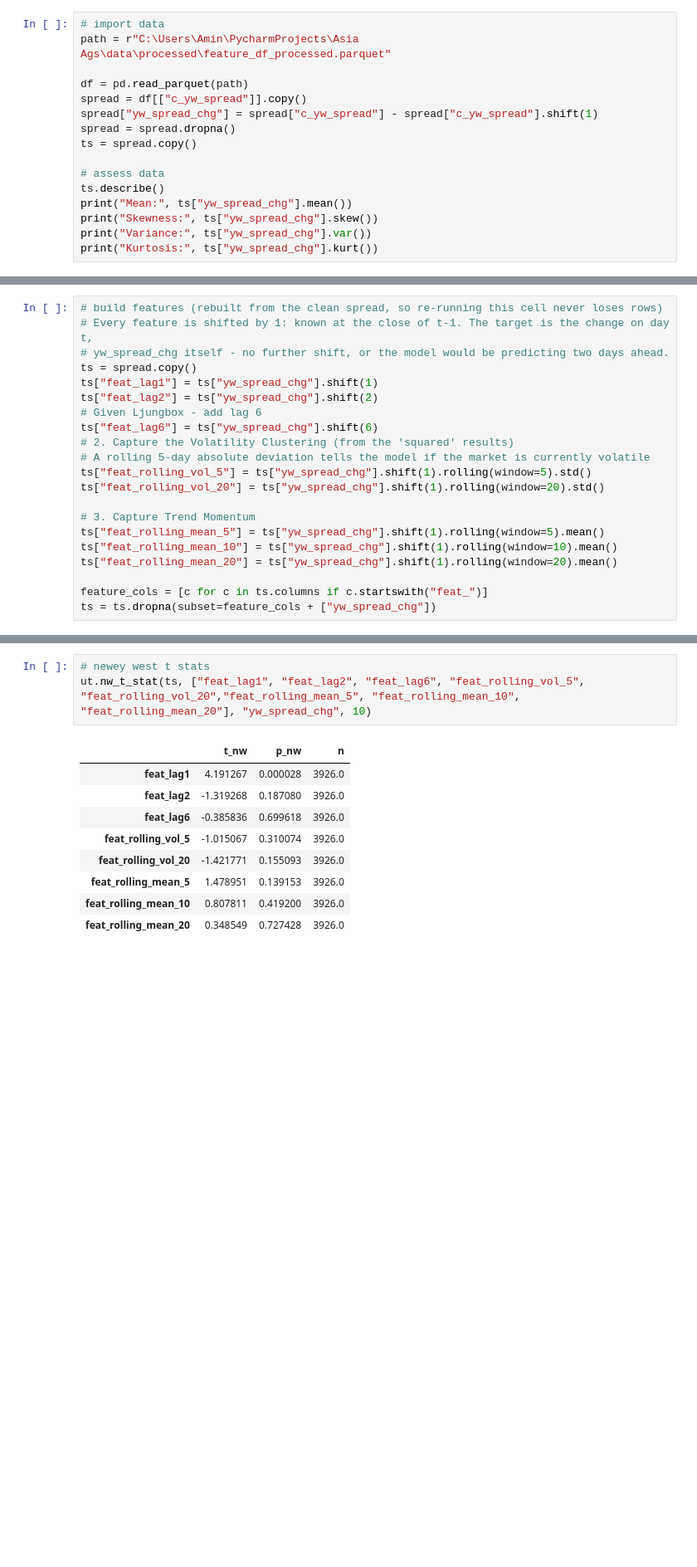
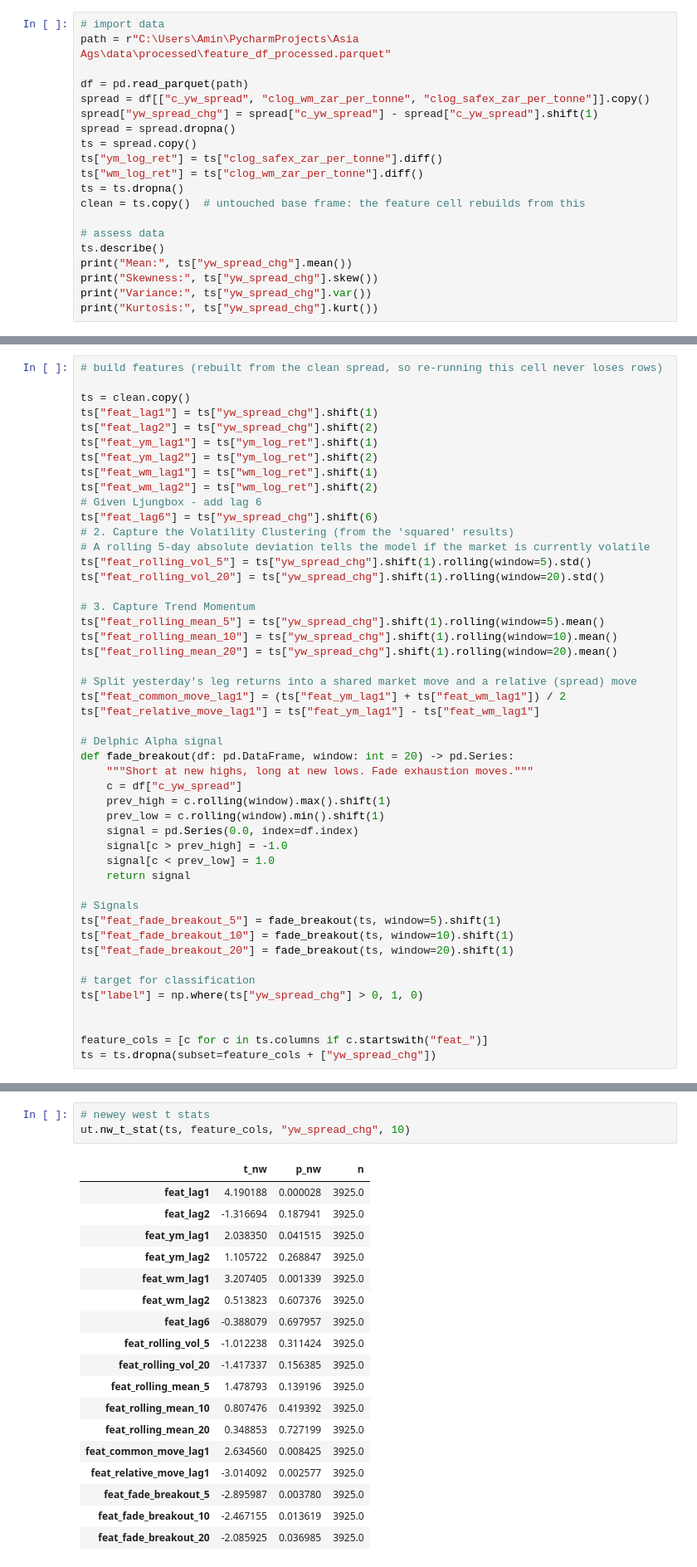
Before and after one commit to NicLabuschagne/asia-em-ags-research, a Jupyter notebook: notebooks/ml_testing.ipynb, the cells around one changed output, grey strips where cells are left out. Shown at 83% size. Saved outputs shown, nothing was run; the diff lists cells and outputs as text; blank space fills up the shorter version.

```diff
--- a/notebooks/ml_testing.ipynb
+++ b/notebooks/ml_testing.ipynb
@@ -36,10 +29,14 @@ set_theme("dark")
 path = r"C:\Users\Amin\PycharmProjects\Asia Ags\data\processed\feature_df_processed.parquet"
 
 df = pd.read_parquet(path)
-spread = df[["c_yw_spread"]].copy()
+spread = df[["c_yw_spread", "clog_wm_zar_per_tonne", "clog_safex_zar_per_tonne"]].copy()
 spread["yw_spread_chg"] = spread["c_yw_spread"] - spread["c_yw_spread"].shift(1)
 spread = spread.dropna()
 ts = spread.copy()
+ts["ym_log_ret"] = ts["clog_safex_zar_per_tonne"].diff()
+ts["wm_log_ret"] = ts["clog_wm_zar_per_tonne"].diff()
+ts = ts.dropna()
+clean = ts.copy()  # untouched base frame: the feature cell rebuilds from this
 
 # assess data
 ts.describe()
@@ -107,10 +106,13 @@ ut.calculate_sharpe(ts, "yw_spread_chg")
 # %%
 # build features (rebuilt from the clean spread, so re-running this cell never loses rows)
-# Every feature is shifted by 1: known at the close of t-1. The target is the change on day t,
-# yw_spread_chg itself - no further shift, or the model would be predicting two days ahead.
-ts = spread.copy()
+
+ts = clean.copy()
 ts["feat_lag1"] = ts["yw_spread_chg"].shift(1)
 ts["feat_lag2"] = ts["yw_spread_chg"].shift(2)
+ts["feat_ym_lag1"] = ts["ym_log_ret"].shift(1)
+ts["feat_ym_lag2"] = ts["ym_log_ret"].shift(2)
+ts["feat_wm_lag1"] = ts["wm_log_ret"].shift(1)
+ts["feat_wm_lag2"] = ts["wm_log_ret"].shift(2)
 # Given Ljungbox - add lag 6
 ts["feat_lag6"] = ts["yw_spread_chg"].shift(6)
 # 2. Capture the Volatility Clustering (from the 'squared' results)
@@ -123,6 +125,30 @@ ts["feat_rolling_mean_5"] = ts["yw_spread_chg"].shift(1).rolling(window=5).mean(
 ts["feat_rolling_mean_10"] = ts["yw_spread_chg"].shift(1).rolling(window=10).mean()
 ts["feat_rolling_mean_20"] = ts["yw_spread_chg"].shift(1).rolling(window=20).mean()
 
+# Split yesterday's leg returns into a shared market move and a relative (spread) move
+ts["feat_common_move_lag1"] = (ts["feat_ym_lag1"] + ts["feat_wm_lag1"]) / 2
+ts["feat_relative_move_lag1"] = ts["feat_ym_lag1"] - ts["feat_wm_lag1"]
+
+# Delphic Alpha signal
+def fade_breakout(df: pd.DataFrame, window: int = 20) -> pd.Series:
+    """Short at new highs, long at new lows. Fade exhaustion moves."""
+    c = df["c_yw_spread"]
+    prev_high = c.rolling(window).max().shift(1)
+    prev_low = c.rolling(window).min().shift(1)
+    signal = pd.Series(0.0, index=df.index)
+    signal[c > prev_high] = -1.0
+    signal[c < prev_low] = 1.0
+    return signal
+
+# Signals
+ts["feat_fade_breakout_5"] = fade_breakout(ts, window=5).shift(1)
+ts["feat_fade_breakout_10"] = fade_breakout(ts, window=10).shift(1)
+ts["feat_fade_breakout_20"] = fade_breakout(ts, window=20).shift(1)
+
+# target for classification
+ts["label"] = np.where(ts["yw_spread_chg"] > 0, 1, 0)
+
+
 feature_cols = [c for c in ts.columns if c.startswith("feat_")]
 ts = ts.dropna(subset=feature_cols + ["yw_spread_chg"])
 # %%
@@ -167,15 +183,24 @@ None
 # %%
 # newey west t stats
-ut.nw_t_stat(ts, ["feat_lag1", "feat_lag2", "feat_lag6", "feat_rolling_vol_5", "feat_rolling_vol_20","feat_rolling_mean_5", "feat_rolling_mean_10", "feat_rolling_mean_20"], "yw_spread_chg", 10)
+ut.nw_t_stat(ts, feature_cols, "yw_spread_chg", 10)
 # %% [output]
 |  | t_nw | p_nw | n |
-| feat_lag1 | 4.191267 | 0.000028 | 3926.0 |
-| feat_lag2 | -1.319268 | 0.187080 | 3926.0 |
-| feat_lag6 | -0.385836 | 0.699618 | 3926.0 |
-| feat_rolling_vol_5 | -1.015067 | 0.310074 | 3926.0 |
-| feat_rolling_vol_20 | -1.421771 | 0.155093 | 3926.0 |
-| feat_rolling_mean_5 | 1.478951 | 0.139153 | 3926.0 |
-| feat_rolling_mean_10 | 0.807811 | 0.419200 | 3926.0 |
-| feat_rolling_mean_20 | 0.348549 | 0.727428 | 3926.0 |
+| feat_lag1 | 4.190188 | 0.000028 | 3925.0 |
+| feat_lag2 | -1.316694 | 0.187941 | 3925.0 |
+| feat_ym_lag1 | 2.038350 | 0.041515 | 3925.0 |
+| feat_ym_lag2 | 1.105722 | 0.268847 | 3925.0 |
+| feat_wm_lag1 | 3.207405 | 0.001339 | 3925.0 |
+| feat_wm_lag2 | 0.513823 | 0.607376 | 3925.0 |
+| feat_lag6 | -0.388079 | 0.697957 | 3925.0 |
+| feat_rolling_vol_5 | -1.012238 | 0.311424 | 3925.0 |
+| feat_rolling_vol_20 | -1.417337 | 0.156385 | 3925.0 |
+| feat_rolling_mean_5 | 1.478793 | 0.139196 | 3925.0 |
+| feat_rolling_mean_10 | 0.807476 | 0.419392 | 3925.0 |
+| feat_rolling_mean_20 | 0.348853 | 0.727199 | 3925.0 |
+| feat_common_move_lag1 | 2.634560 | 0.008425 | 3925.0 |
+| feat_relative_move_lag1 | -3.014092 | 0.002577 | 3925.0 |
+| feat_fade_breakout_5 | -2.895987 | 0.003780 | 3925.0 |
+| feat_fade_breakout_10 | -2.467155 | 0.013619 | 3925.0 |
+| feat_fade_breakout_20 | -2.085925 | 0.036985 | 3925.0 |
 # %%
 # view ic heatmap
```
Also changed, not shown: parts of 25 cells of this notebook, 1 other file.
